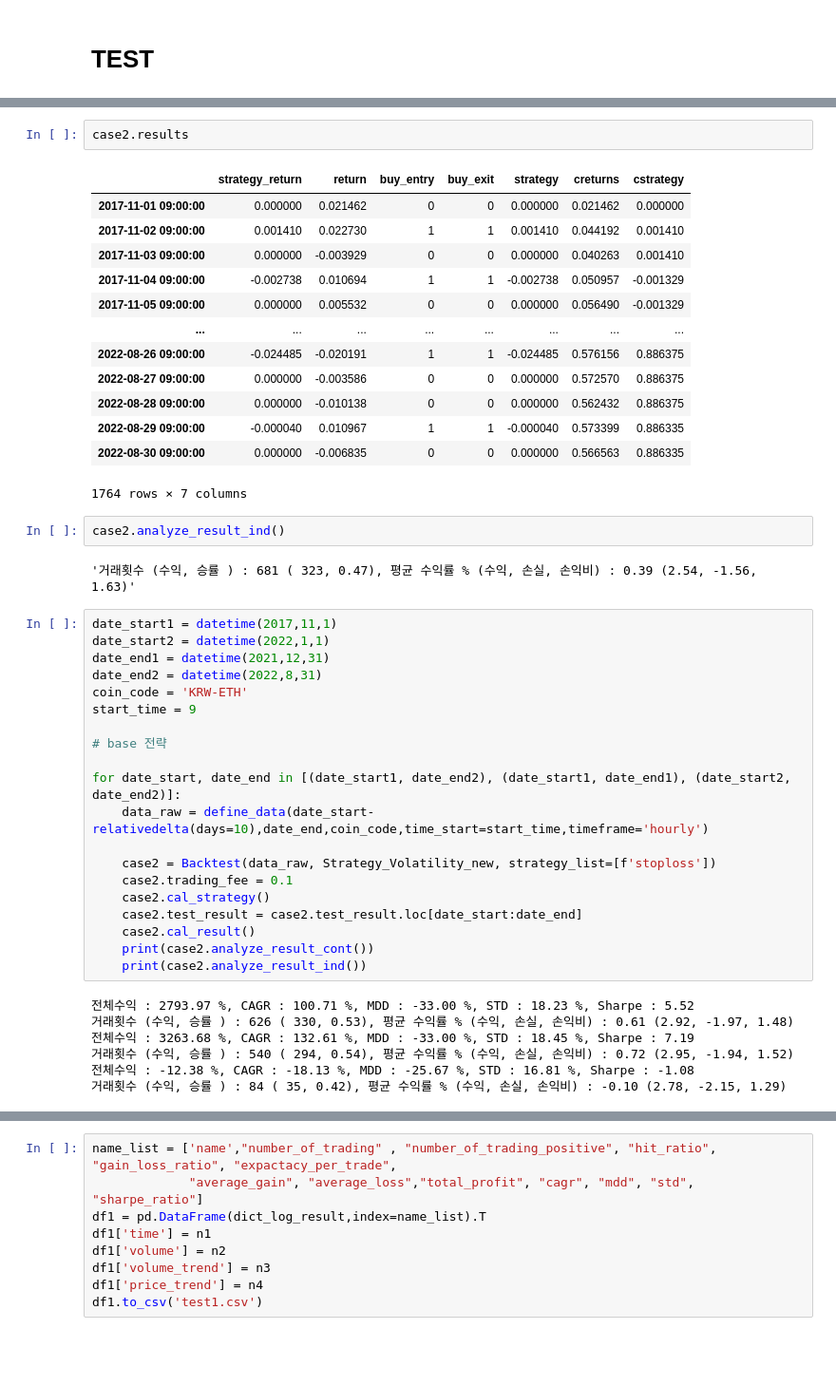
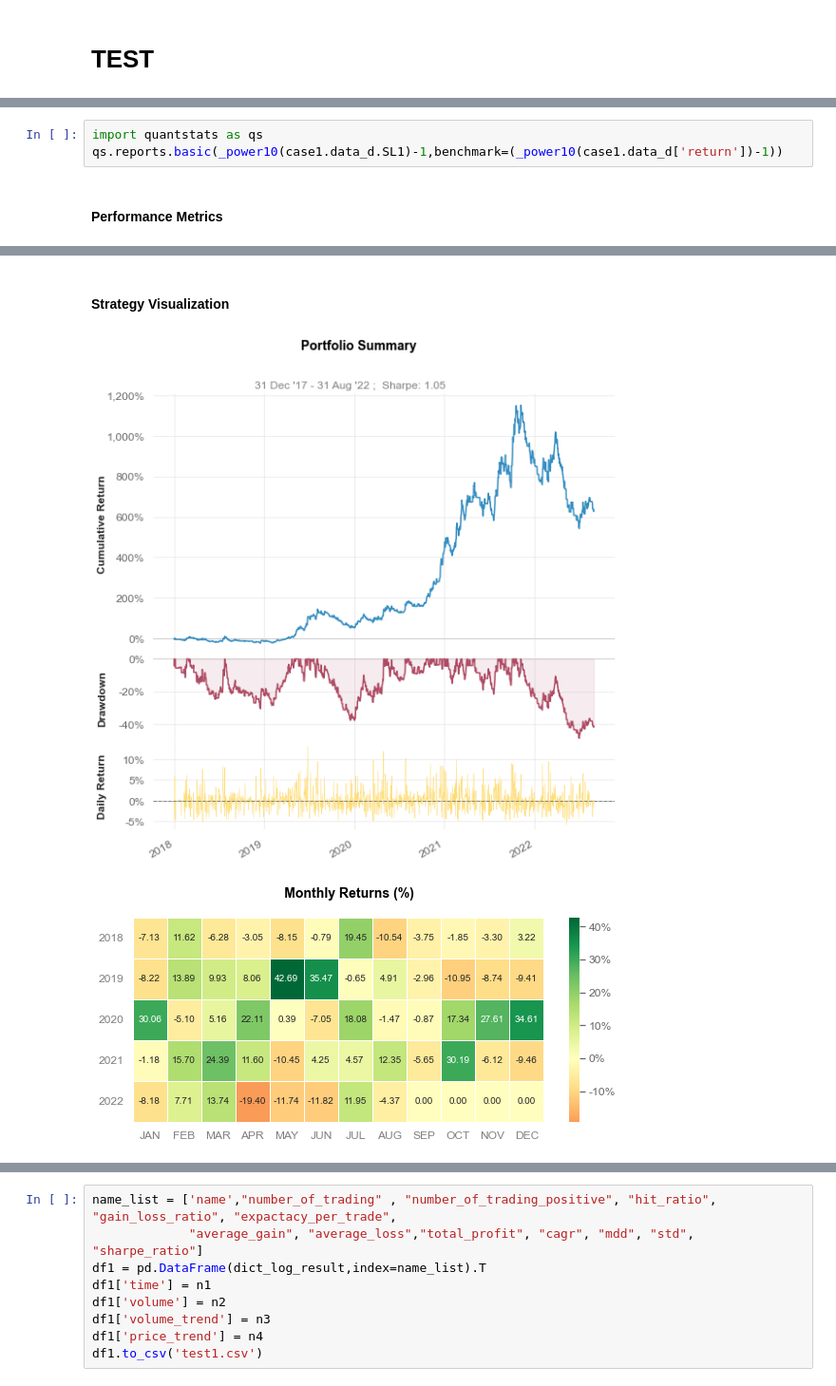
Before and after one commit to malkovich0/trading1, a Jupyter notebook: Backtest/Volatility Breakout.ipynb, the cells around one changed output, grey strips where cells are left out. Shown: that part at 95% size. Cells and saved outputs as stored; diff of their text form; blank space fills up the shorter version.

```diff
--- a/Backtest/Volatility Breakout.ipynb
+++ b/Backtest/Volatility Breakout.ipynb
@@ -663,47 +767,5 @@ case2.trading_fee = 0.1
-# %%
-case2.results
-# %% [output]
-|  | strategy_return | return | buy_entry | buy_exit | strategy | creturns | cstrategy |
-| 2017-11-01 09:00:00 | 0.000000 | 0.021462 | 0 | 0 | 0.000000 | 0.021462 | 0.000000 |
-| 2017-11-02 09:00:00 | 0.001410 | 0.022730 | 1 | 1 | 0.001410 | 0.044192 | 0.001410 |
-| 2017-11-03 09:00:00 | 0.000000 | -0.003929 | 0 | 0 | 0.000000 | 0.040263 | 0.001410 |
-| 2017-11-04 09:00:00 | -0.002738 | 0.010694 | 1 | 1 | -0.002738 | 0.050957 | -0.001329 |
-| 2017-11-05 09:00:00 | 0.000000 | 0.005532 | 0 | 0 | 0.000000 | 0.056490 | -0.001329 |
-| ... | ... | ... | ... | ... | ... | ... | ... |
-| 2022-08-26 09:00:00 | -0.024485 | -0.020191 | 1 | 1 | -0.024485 | 0.576156 | 0.886375 |
-| 2022-08-27 09:00:00 | 0.000000 | -0.003586 | 0 | 0 | 0.000000 | 0.572570 | 0.886375 |
-| 2022-08-28 09:00:00 | 0.000000 | -0.010138 | 0 | 0 | 0.000000 | 0.562432 | 0.886375 |
-| 2022-08-29 09:00:00 | -0.000040 | 0.010967 | 1 | 1 | -0.000040 | 0.573399 | 0.886335 |
-| 2022-08-30 09:00:00 | 0.000000 | -0.006835 | 0 | 0 | 0.000000 | 0.566563 | 0.886335 |
-1764 rows × 7 columns
-# %%
-case2.analyze_result_ind()
-# %% [output]
-'거래횟수 (수익, 승률 ) : 681 ( 323, 0.47), 평균 수익률 % (수익, 손실, 손익비) : 0.39 (2.54, -1.56, 1.63)'
-# %%
-date_start1 = datetime(2017,11,1)
-date_start2 = datetime(2022,1,1)
-date_end1 = datetime(2021,12,31)
-date_end2 = datetime(2022,8,31)
-coin_code = 'KRW-ETH'
-start_time = 9
-
-# base 전략
-
-for date_start, date_end in [(date_start1, date_end2), (date_start1, date_end1), (date_start2, date_end2)]:
-    data_raw = define_data(date_start-relativedelta(days=10),date_end,coin_code,time_start=start_time,timeframe='hourly')
-
-    case2 = Backtest(data_raw, Strategy_Volatility_new, strategy_list=[f'stoploss'])
-    case2.trading_fee = 0.1
-    case2.cal_strategy()
-    case2.test_result = case2.test_result.loc[date_start:date_end]
-    case2.cal_result()
-    print(case2.analyze_result_cont())
-    print(case2.analyze_result_ind())
-# %% [output]
-전체수익 : 2793.97 %, CAGR : 100.71 %, MDD : -33.00 %, STD : 18.23 %, Sharpe : 5.52
-거래횟수 (수익, 승률 ) : 626 ( 330, 0.53), 평균 수익률 % (수익, 손실, 손익비) : 0.61 (2.92, -1.97, 1.48)
-전체수익 : 3263.68 %, CAGR : 132.61 %, MDD : -33.00 %, STD : 18.45 %, Sharpe : 7.19
-거래횟수 (수익, 승률 ) : 540 ( 294, 0.54), 평균 수익률 % (수익, 손실, 손익비) : 0.72 (2.95, -1.94, 1.52)
-전체수익 : -12.38 %, CAGR : -18.13 %, MDD : -25.67 %, STD : 16.81 %, Sharpe : -1.08
-거래횟수 (수익, 승률 ) : 84 ( 35, 0.42), 평균 수익률 % (수익, 손실, 손익비) : -0.10 (2.78, -2.15, 1.29)
+# %%
+import quantstats as qs
+qs.reports.basic(_power10(case1.data_d.SL1)-1,benchmark=(_power10(case1.data_d['return'])-1))
+# %% [output]
+Performance Metrics
@@ -709,0 +789,3 @@ for date_start, date_end in [(date_start1, date_end2), (date_start1, date_end1),
+Strategy Visualization
+[figure, added]
+[figure, added]
```
Also changed, not shown: parts of 15 cells of this notebook, 7 other files.
